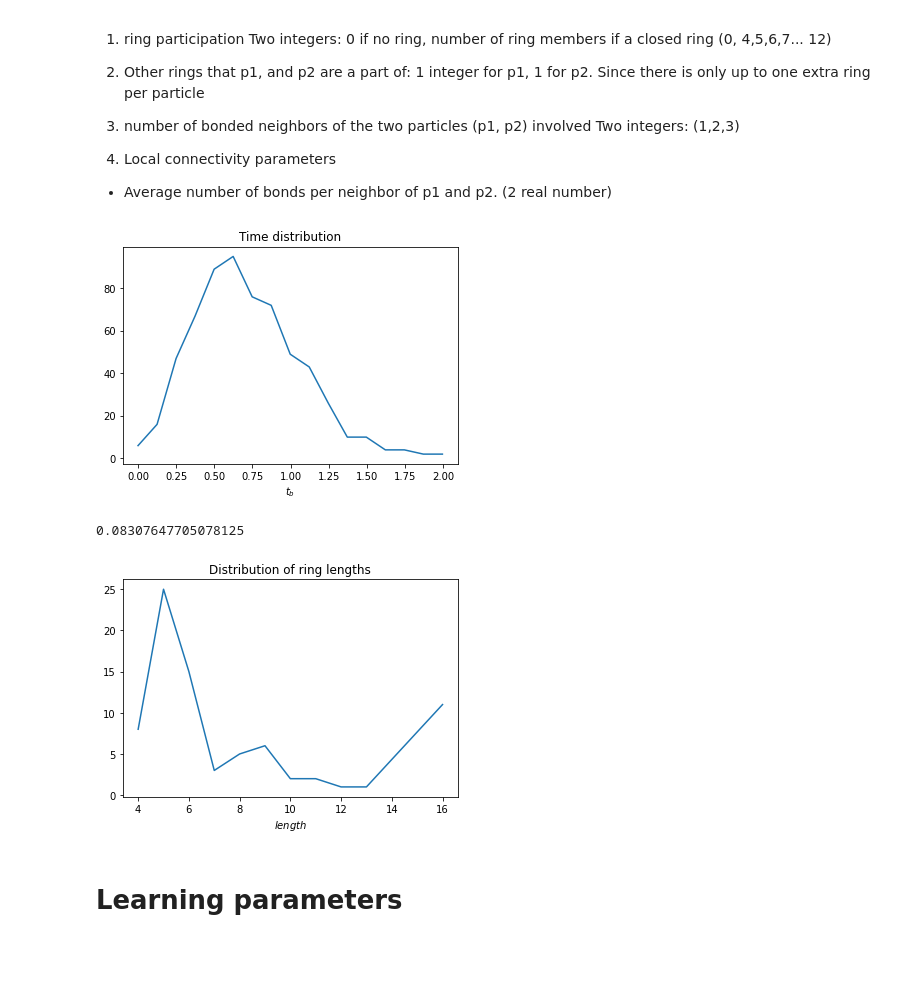
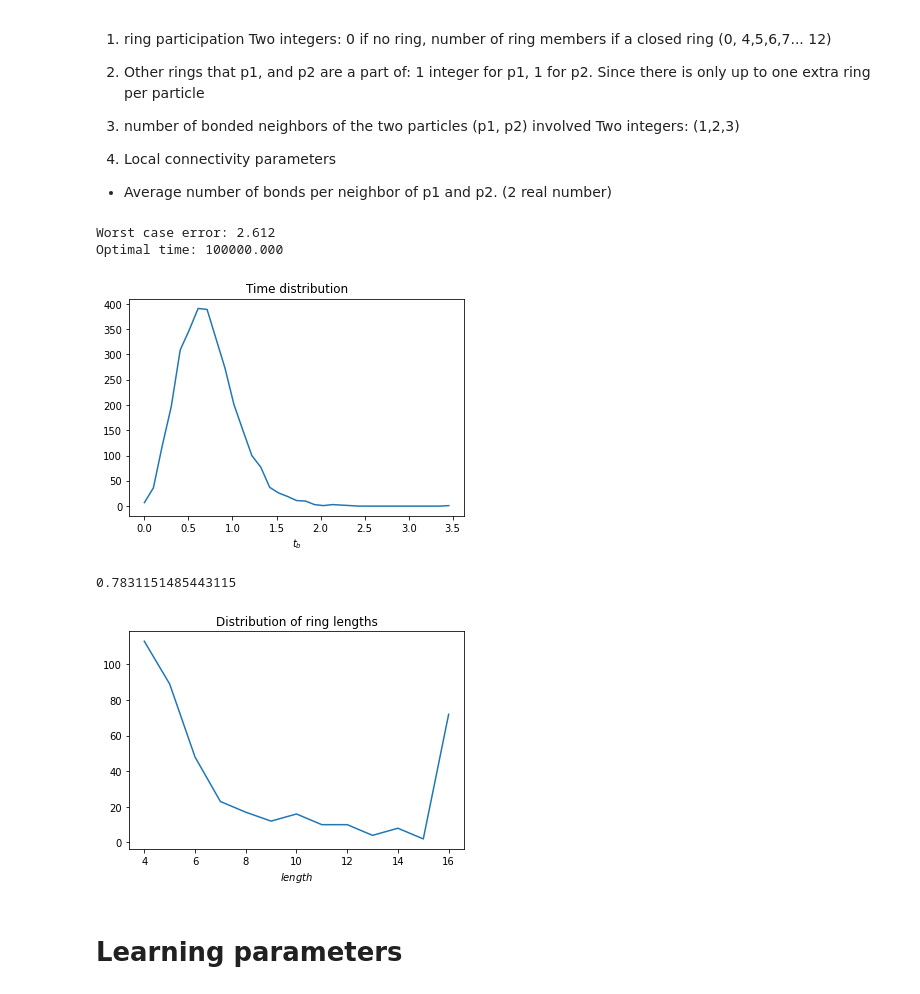
Before and after one commit to Simone7monaco/PatchyParticles, a Jupyter notebook: OrderParameters.ipynb, the cells around one changed output. Saved outputs shown, nothing was run; the diff lists cells and outputs as text; code cells hidden in the pictures; blank space fills up the shorter version.

```diff
--- a/OrderParameters.ipynb
+++ b/OrderParameters.ipynb
@@ -48,9 +48,11 @@ def nearestimage(v):
 #G_aM = adjacencyM(N, aev[:,:-1])
 # %%
 l = 0
-N=484
 C=[]
-with open("test.patch", "r") as snap:   #particle positions
+d=500; e=85
+sname="snap."+str(e)+"."+str(d)+".patch"
+lname="breaklist_"+str(e)+"."+str(d)+".dat"
+with open(sname, "r") as snap:   #particle positions
     for line in snap:
         if l==0:
             N = int(line[1:])
@@ -66,7 +68,7 @@ with open("test.patch", "r") as snap:   #particle positions
 
 l = 0
 events=[]
-with open("breaklist_80.500.dat", "r") as file:  #Breaking Times
+with open(lname, "r") as file:  #Breaking Times
     for line in file:
         if l==0:
             l=l+1
@@ -145,17 +147,25 @@ for evs in events:
     y.append(evs[-1])
 
 X = np.array([-1*np.ones(8) for i in range(len(edgelist))])
+wc_idx = np.argmin(y)
+opt_time=y[wc_idx]
 errors = time/(np.array(y))**1.5
+print("Worst case error: %.3f"% errors[wc_idx])
 y = time/np.array(y)
+opt_time=opt_time*y[wc_idx]
 y = y/np.mean(y)
+print("Optimal time: %.3f"% opt_time)
+# %% [output]
+Worst case error: 2.612
+Optimal time: 100000.000
 # %%
-H=np.histogram(y, bins=17)
+H=np.histogram(y, bins=35)
 plt.plot(np.linspace(0, H[1][-1], H[0].size), H[0])
 plt.title("Time distribution")
 plt.xlabel("$t_b$")
 plt.show()
 # %% [output]
-[figure, old version]
+[figure, new version]
 # %%
 t0= t.time()
 for i in range(N):
@@ -184,7 +194,7 @@ for i in range(N):
 
 print(t.time()-t0)
 # %% [output]
-0.08307647705078125
+0.7831151485443115
 # %%
 def cleanx(x):
     return 16 if (x==0 or x>15) else x
@@ -198,6 +208,6 @@ plt.title("Distribution of ring lengths")
 plt.xlabel("$length$")
 plt.show()
 # %% [output]
-[figure, old version]
+[figure, new version]
 # %% [markdown]
 # Learning parameters
```
Also changed, not shown: parts of 13 cells of this notebook.
